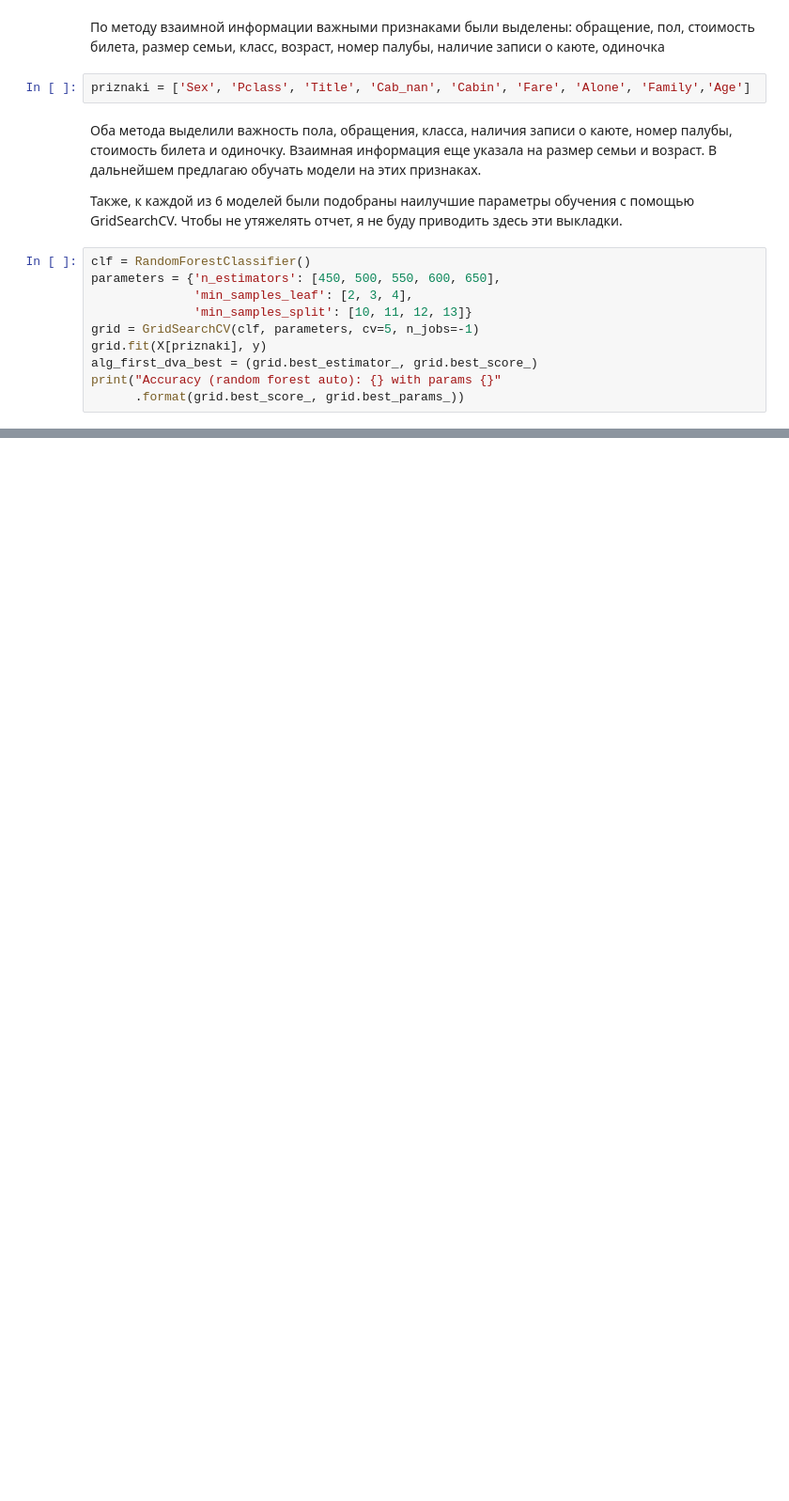
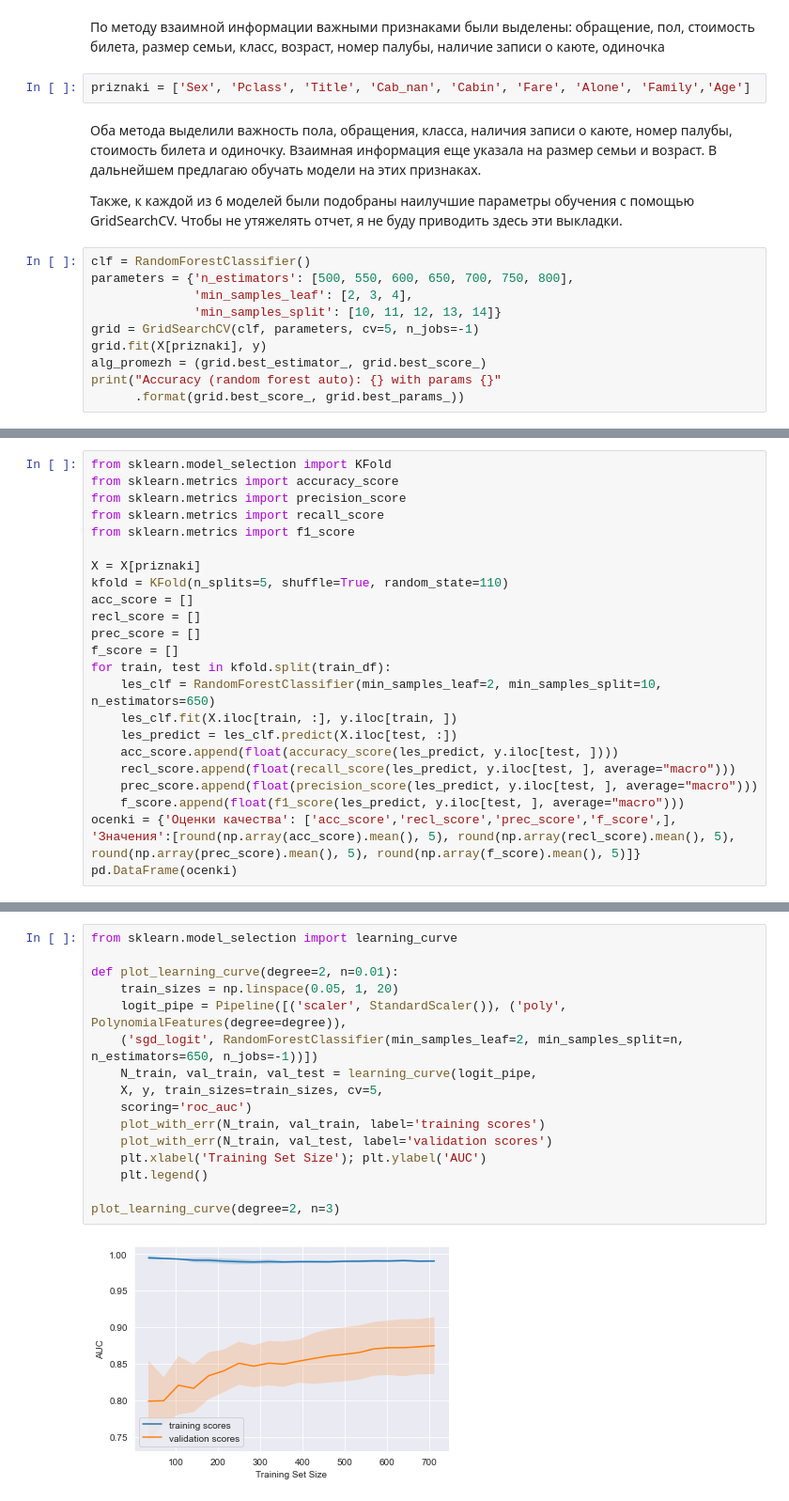
Before and after one commit to ex3del/lab4_iad, a Jupyter notebook: Без названия.ipynb, the cells around one changed output, grey strips where cells are left out. Shown at 94% size. Saved outputs shown, nothing was run; the diff lists cells and outputs as text; blank space fills up the shorter version.

```diff
--- a/Без названия.ipynb
+++ b/Без названия.ipynb
@@ -842,12 +851,12 @@ priznaki = ['Sex', 'Pclass', 'Title', 'Cab_nan', 'Cabin', 'Fare', 'Alone', 'Fami
 Также, к каждой из 6 моделей были подобраны наилучшие параметры обучения с помощью GridSearchCV. Чтобы не утяжелять отчет, я не буду приводить здесь эти выкладки.
 # %%
 clf = RandomForestClassifier()
-parameters = {'n_estimators': [450, 500, 550, 600, 650],
+parameters = {'n_estimators': [500, 550, 600, 650, 700, 750, 800],
               'min_samples_leaf': [2, 3, 4],
-              'min_samples_split': [10, 11, 12, 13]}
+              'min_samples_split': [10, 11, 12, 13, 14]}
 grid = GridSearchCV(clf, parameters, cv=5, n_jobs=-1)
 grid.fit(X[priznaki], y)
-alg_first_dva_best = (grid.best_estimator_, grid.best_score_)
+alg_promezh = (grid.best_estimator_, grid.best_score_)
 print("Accuracy (random forest auto): {} with params {}"
       .format(grid.best_score_, grid.best_params_))
 # %% [output]
@@ -878,0 +1104,23 @@ alg_four_best
+# %%
+from sklearn.model_selection import KFold
+from sklearn.metrics import accuracy_score
+from sklearn.metrics import precision_score
+from sklearn.metrics import recall_score
+from sklearn.metrics import f1_score
+
+X = X[priznaki]
+kfold = KFold(n_splits=5, shuffle=True, random_state=110)
+acc_score = []
+recl_score = []
+prec_score = []
+f_score = []
+for train, test in kfold.split(train_df):
+    les_clf = RandomForestClassifier(min_samples_leaf=2, min_samples_split=10, n_estimators=650)
+    les_clf.fit(X.iloc[train, :], y.iloc[train, ])
+    les_predict = les_clf.predict(X.iloc[test, :])
+    acc_score.append(float(accuracy_score(les_predict, y.iloc[test, ])))
+    recl_score.append(float(recall_score(les_predict, y.iloc[test, ], average="macro")))
+    prec_score.append(float(precision_score(les_predict, y.iloc[test, ], average="macro")))
+    f_score.append(float(f1_score(les_predict, y.iloc[test, ], average="macro")))
+ocenki = {'Оценки качества': ['acc_score','recl_score','prec_score','f_score',], 'Значения':[round(np.array(acc_score).mean(), 5), round(np.array(recl_score).mean(), 5), round(np.array(prec_score).mean(), 5), round(np.array(f_score).mean(), 5)]}
+pd.DataFrame(ocenki)
@@ -878,0 +1192,18 @@ alg_four_best
+# %%
+from sklearn.model_selection import learning_curve
+
+def plot_learning_curve(degree=2, n=0.01):
+    train_sizes = np.linspace(0.05, 1, 20)
+    logit_pipe = Pipeline([('scaler', StandardScaler()), ('poly', PolynomialFeatures(degree=degree)),
+    ('sgd_logit', RandomForestClassifier(min_samples_leaf=2, min_samples_split=n, n_estimators=650, n_jobs=-1))])
+    N_train, val_train, val_test = learning_curve(logit_pipe,
+    X, y, train_sizes=train_sizes, cv=5,
+    scoring='roc_auc')
+    plot_with_err(N_train, val_train, label='training scores')
+    plot_with_err(N_train, val_test, label='validation scores')
+    plt.xlabel('Training Set Size'); plt.ylabel('AUC')
+    plt.legend()
+
+plot_learning_curve(degree=2, n=3)
+# %% [output]
+[figure, added]
```
Also changed, not shown: parts of 49 cells of this notebook, 7 other files.
